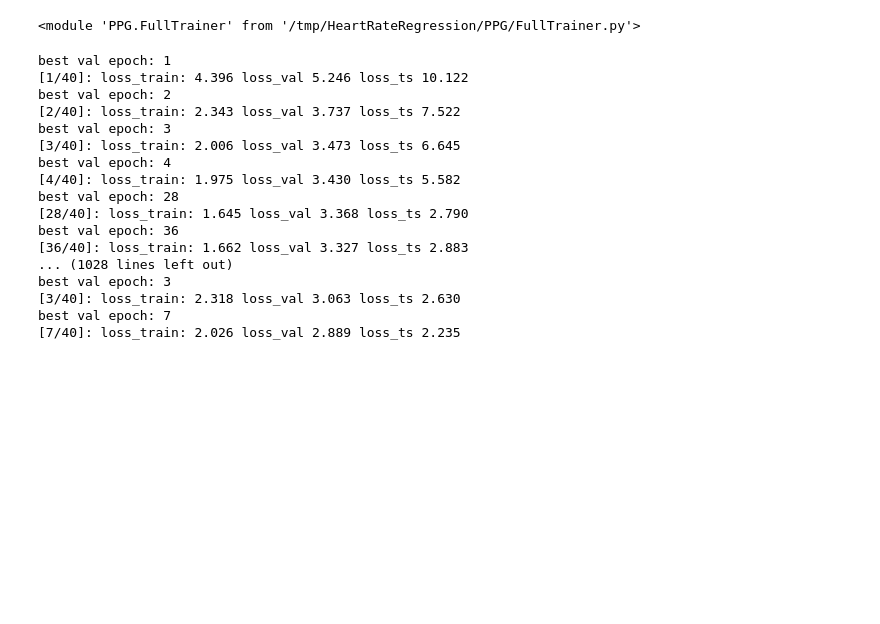
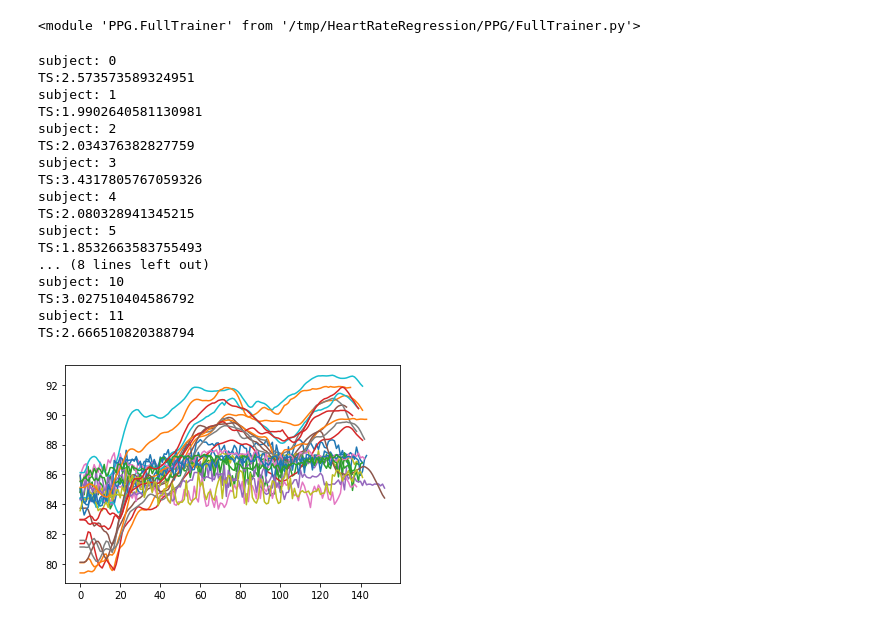
Before and after one commit to davipeag/HeartRateRegression, a Jupyter notebook: ieee_pce_lstm.ipynb, the cells around one changed output. Cells and saved outputs as stored; diff of their text form; code cells hidden in the pictures; blank space fills up the shorter version.

```diff
--- a/ieee_pce_lstm.ipynb
+++ b/ieee_pce_lstm.ipynb
@@ -169,51 +169,53 @@ fchoice = {'val_sub': 4,
 from PPG import UtilitiesDataXY
 
 
 aresults = list()
-for ts_sub in [0,1,2,3, 4,5,6,7,8,9,10,11,12,13,14]:
+for ts_sub in [0,1,2,3, 4,5,6,7,8,9,10,11]:
   dresults = list()
   for i in range(7):
     filename = f"ieee_train_ts_{ts_sub}_{i}.pkl"
     save_path = os.path.join(STORE_DIR, filename)
     try:
       with open(save_path , "rb") as f:
         out = pickle.load(f)
     except FileNotFoundError:
       full_trainer = FullTrainer.IeeeJointValNoHrPceLstmFullTrainer(dfs_train, args["device"])
     else:
       dresults.append(out)
       continue
     # try:
     fchoice["ts_sub"] = ts_sub
     out = full_trainer.train(**fchoice)
     print(out["args"], out["metric"])
     dresults.append(out)
     with open(save_path, "wb") as f:
-      results = pickle.dump(out, f)
+      pickle.dump(out, f)
     # except RuntimeError as e:
     #   if isinstance(e, KeyboardInterrupt):
     #     raise e
     #   else:
     #     print("####")
     #     print(f"Failed: {choice}")
     #     print("###")
-  # print(f"TS:{compute_ensemble(dresults)}")
-  # aresults.append(dresults)
+  print(f"subject: {ts_sub}")
+  print(f"TS:{compute_ensemble(dresults)}")
+  aresults.append(dresults)
 # %% [output]
-best val epoch: 1
-[1/40]: loss_train: 4.396 loss_val 5.246 loss_ts 10.122
-best val epoch: 2
-[2/40]: loss_train: 2.343 loss_val 3.737 loss_ts 7.522
-best val epoch: 3
-[3/40]: loss_train: 2.006 loss_val 3.473 loss_ts 6.645
-best val epoch: 4
-[4/40]: loss_train: 1.975 loss_val 3.430 loss_ts 5.582
-best val epoch: 28
-[28/40]: loss_train: 1.645 loss_val 3.368 loss_ts 2.790
-best val epoch: 36
-[36/40]: loss_train: 1.662 loss_val 3.327 loss_ts 2.883
-... (1028 lines left out)
-best val epoch: 3
-[3/40]: loss_train: 2.318 loss_val 3.063 loss_ts 2.630
-best val epoch: 7
-[7/40]: loss_train: 2.026 loss_val 2.889 loss_ts 2.235
+subject: 0
+TS:2.573573589324951
+subject: 1
+TS:1.9902640581130981
+subject: 2
+TS:2.034376382827759
+subject: 3
+TS:3.4317805767059326
+subject: 4
+TS:2.080328941345215
+subject: 5
+TS:1.8532663583755493
+... (8 lines left out)
+subject: 10
+TS:3.027510404586792
+subject: 11
+TS:2.666510820388794
+[figure, added]
```
